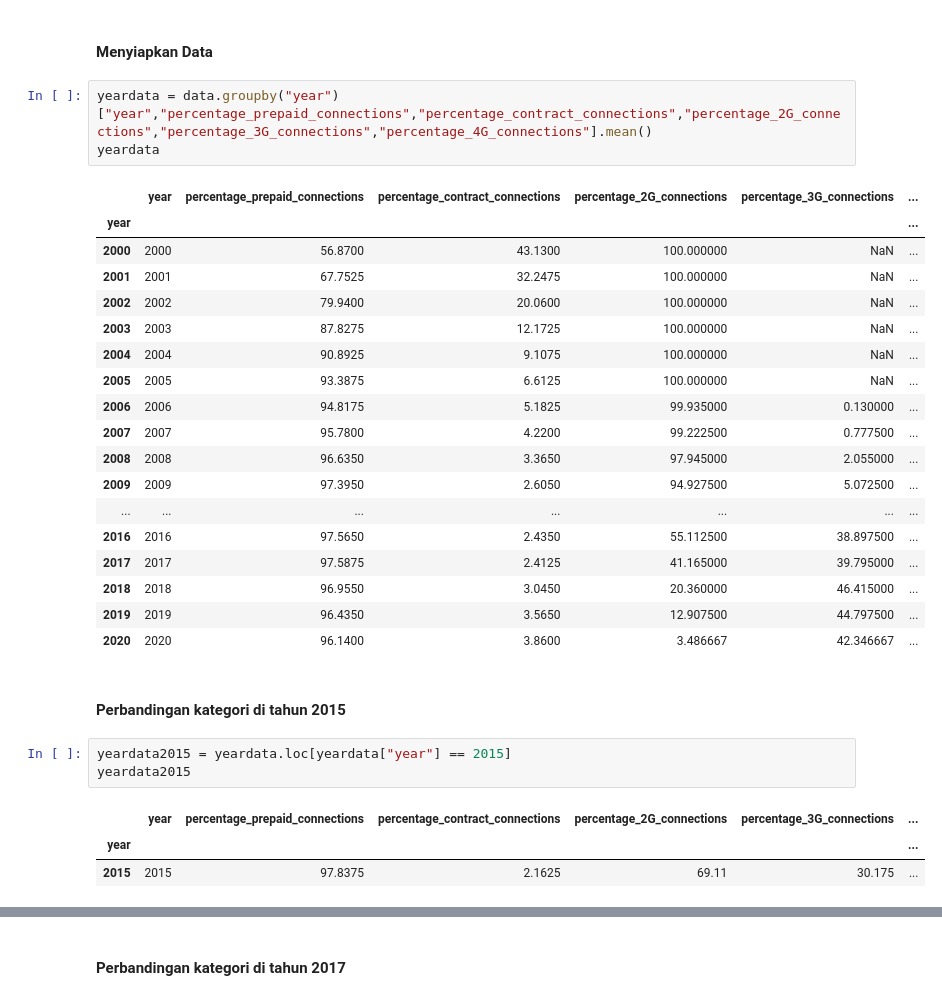
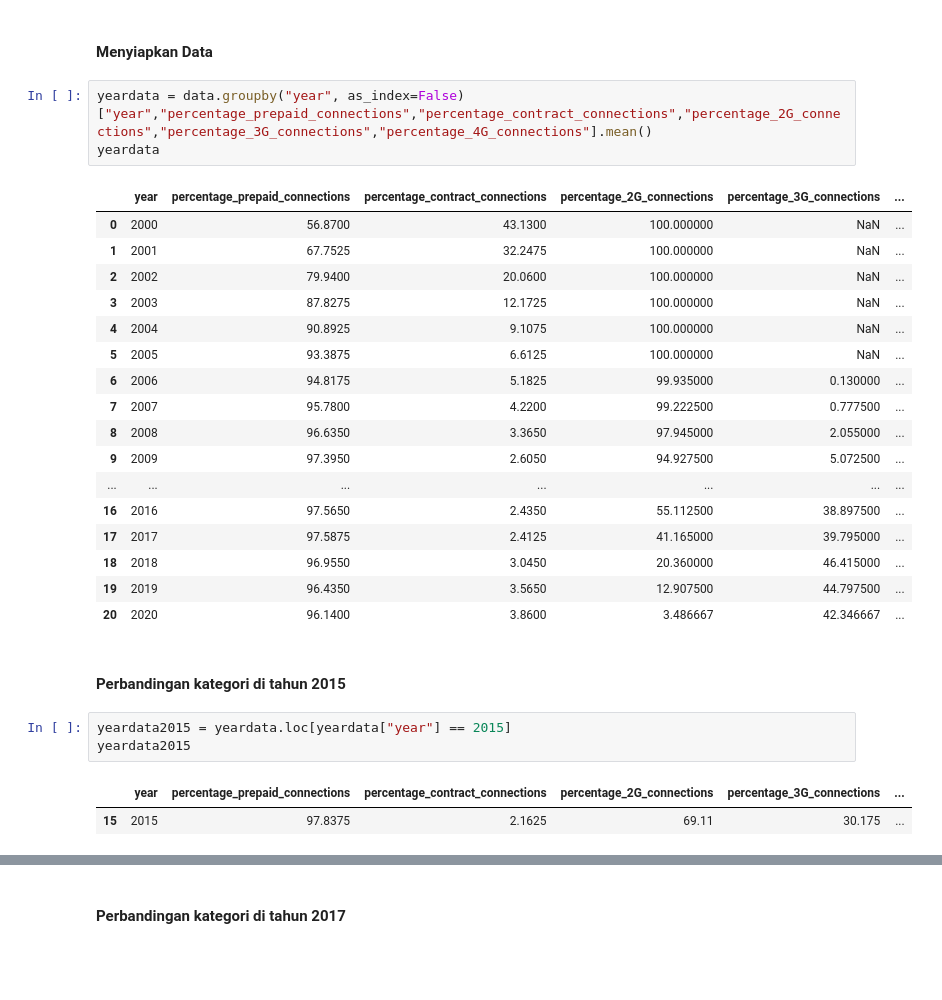
Before and after one commit to fairofif/-S2-TubesPengantarKomputasi, a Jupyter notebook: TUBES2.ipynb, the cells around one changed output, grey strips where cells are left out. Drawn from its saved outputs; the diff is of its cells as text; blank space fills up the shorter version.

```diff
--- a/TUBES2.ipynb
+++ b/TUBES2.ipynb
@@ -774,27 +774,26 @@ data[["percentage_4G_connections"]].plot(kind="hist",bins=[0,20,40,60,80,100],rw
 # %% [markdown]
 #### Menyiapkan Data
 # %%
-yeardata = data.groupby("year")["year","percentage_prepaid_connections","percentage_contract_connections","percentage_2G_connections","percentage_3G_connections","percentage_4G_connections"].mean()
+yeardata = data.groupby("year", as_index=False)["year","percentage_prepaid_connections","percentage_contract_connections","percentage_2G_connections","percentage_3G_connections","percentage_4G_connections"].mean()
 yeardata
 # %% [output]
 |  | year | percentage_prepaid_connections | percentage_contract_connections | percentage_2G_connections | percentage_3G_connections | ... |
-| year |  |  |  |  |  | ... |
-| 2000 | 2000 | 56.8700 | 43.1300 | 100.000000 | NaN | ... |
-| 2001 | 2001 | 67.7525 | 32.2475 | 100.000000 | NaN | ... |
-| 2002 | 2002 | 79.9400 | 20.0600 | 100.000000 | NaN | ... |
-| 2003 | 2003 | 87.8275 | 12.1725 | 100.000000 | NaN | ... |
-| 2004 | 2004 | 90.8925 | 9.1075 | 100.000000 | NaN | ... |
-| 2005 | 2005 | 93.3875 | 6.6125 | 100.000000 | NaN | ... |
-| 2006 | 2006 | 94.8175 | 5.1825 | 99.935000 | 0.130000 | ... |
-| 2007 | 2007 | 95.7800 | 4.2200 | 99.222500 | 0.777500 | ... |
-| 2008 | 2008 | 96.6350 | 3.3650 | 97.945000 | 2.055000 | ... |
-| 2009 | 2009 | 97.3950 | 2.6050 | 94.927500 | 5.072500 | ... |
+| 0 | 2000 | 56.8700 | 43.1300 | 100.000000 | NaN | ... |
+| 1 | 2001 | 67.7525 | 32.2475 | 100.000000 | NaN | ... |
+| 2 | 2002 | 79.9400 | 20.0600 | 100.000000 | NaN | ... |
+| 3 | 2003 | 87.8275 | 12.1725 | 100.000000 | NaN | ... |
+| 4 | 2004 | 90.8925 | 9.1075 | 100.000000 | NaN | ... |
+| 5 | 2005 | 93.3875 | 6.6125 | 100.000000 | NaN | ... |
+| 6 | 2006 | 94.8175 | 5.1825 | 99.935000 | 0.130000 | ... |
+| 7 | 2007 | 95.7800 | 4.2200 | 99.222500 | 0.777500 | ... |
+| 8 | 2008 | 96.6350 | 3.3650 | 97.945000 | 2.055000 | ... |
+| 9 | 2009 | 97.3950 | 2.6050 | 94.927500 | 5.072500 | ... |
 | ... | ... | ... | ... | ... | ... | ... |
-| 2016 | 2016 | 97.5650 | 2.4350 | 55.112500 | 38.897500 | ... |
-| 2017 | 2017 | 97.5875 | 2.4125 | 41.165000 | 39.795000 | ... |
-| 2018 | 2018 | 96.9550 | 3.0450 | 20.360000 | 46.415000 | ... |
-| 2019 | 2019 | 96.4350 | 3.5650 | 12.907500 | 44.797500 | ... |
-| 2020 | 2020 | 96.1400 | 3.8600 | 3.486667 | 42.346667 | ... |
+| 16 | 2016 | 97.5650 | 2.4350 | 55.112500 | 38.897500 | ... |
+| 17 | 2017 | 97.5875 | 2.4125 | 41.165000 | 39.795000 | ... |
+| 18 | 2018 | 96.9550 | 3.0450 | 20.360000 | 46.415000 | ... |
+| 19 | 2019 | 96.4350 | 3.5650 | 12.907500 | 44.797500 | ... |
+| 20 | 2020 | 96.1400 | 3.8600 | 3.486667 | 42.346667 | ... |
 # %% [markdown]
 #### Perbandingan kategori di tahun 2015
 # %%
@@ -802,8 +801,7 @@ yeardata2015 = yeardata.loc[yeardata["year"] == 2015]
 yeardata2015
 # %% [output]
 |  | year | percentage_prepaid_connections | percentage_contract_connections | percentage_2G_connections | percentage_3G_connections | ... |
-| year |  |  |  |  |  | ... |
-| 2015 | 2015 | 97.8375 | 2.1625 | 69.11 | 30.175 | ... |
+| 15 | 2015 | 97.8375 | 2.1625 | 69.11 | 30.175 | ... |
 # %%
 yeardata2015.plot(kind="bar", y=["percentage_prepaid_connections","percentage_contract_connections","percentage_2G_connections","percentage_3G_connections","percentage_4G_connections"], width=1, title="Perbandingan rata-rata tiap atribut di tahun 2015")
 # %% [output]
```
Also changed, not shown: parts of 5 cells of this notebook.
